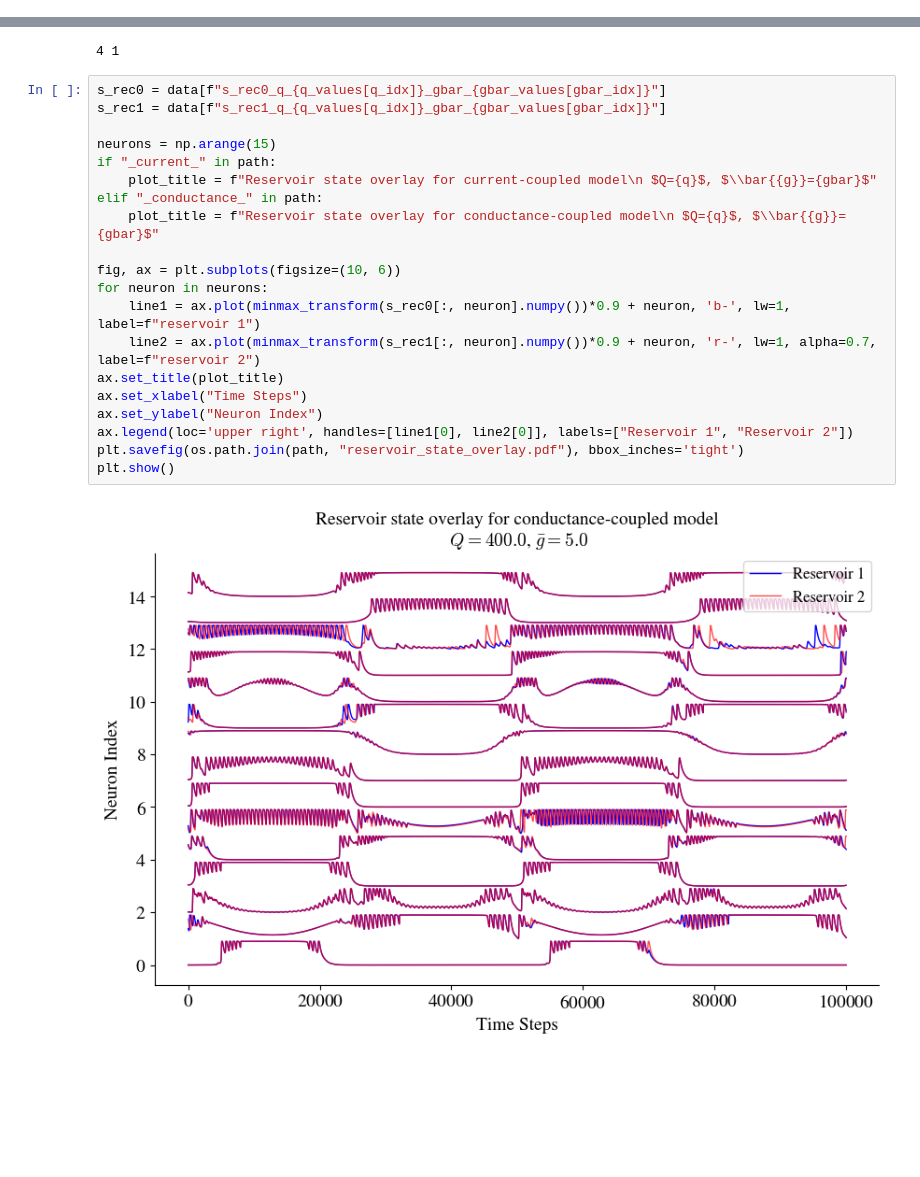
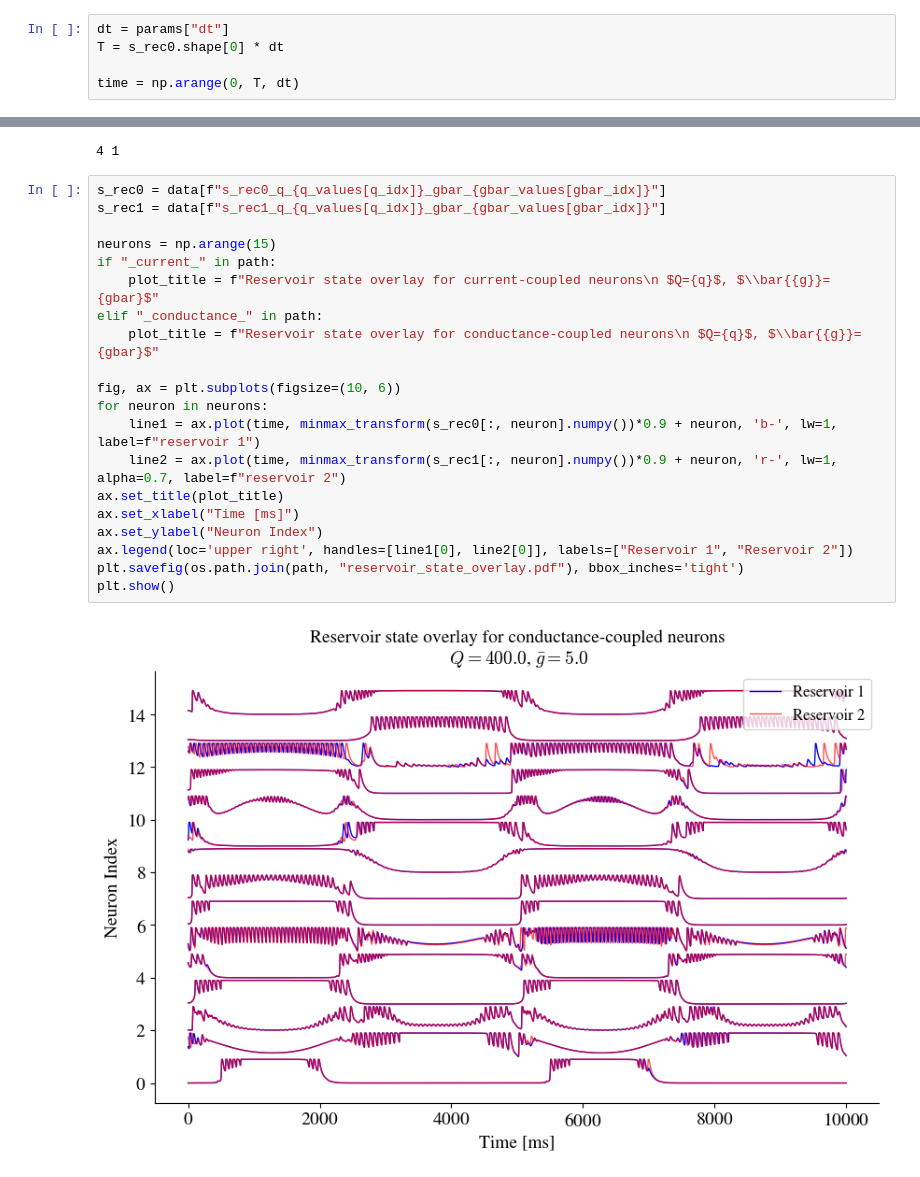
Before and after one commit to themahani/ml_force_research, a Jupyter notebook: morris_lecar/fading_memory_visuals.ipynb, the cells around one changed output, grey strips where cells are left out. Drawn from its saved outputs; the diff is of its cells as text; blank space fills up the shorter version.

Commit message:
fix: change time axis for overlay visuals to be in ms

```diff
--- a/morris_lecar/fading_memory_visuals.ipynb
+++ b/morris_lecar/fading_memory_visuals.ipynb
@@ -107,6 +107,11 @@ q, gbar = grid[gbar_idx][q_idx][0], grid[gbar_idx][q_idx][1]
 
 s_rec0 = data[f"s_rec0_q_{q}_gbar_{gbar}"]
 s_rec1 = data[f"s_rec1_q_{q}_gbar_{gbar}"]
+# %%
+dt = params["dt"]
+T = s_rec0.shape[0] * dt
+
+time = np.arange(0, T, dt)
 # %%
 n_neurons = 20
 neurons = np.arange(n_neurons)
@@ -230,22 +235,22 @@ gbar = gbar_values[gbar_idx]
 # %%
 s_rec0 = data[f"s_rec0_q_{q_values[q_idx]}_gbar_{gbar_values[gbar_idx]}"]
 s_rec1 = data[f"s_rec1_q_{q_values[q_idx]}_gbar_{gbar_values[gbar_idx]}"]
 
 neurons = np.arange(15)
 if "_current_" in path:
-    plot_title = f"Reservoir state overlay for current-coupled model\n $Q={q}$, $\\bar{{g}}={gbar}$"
+    plot_title = f"Reservoir state overlay for current-coupled neurons\n $Q={q}$, $\\bar{{g}}={gbar}$"
 elif "_conductance_" in path:
-    plot_title = f"Reservoir state overlay for conductance-coupled model\n $Q={q}$, $\\bar{{g}}={gbar}$"
+    plot_title = f"Reservoir state overlay for conductance-coupled neurons\n $Q={q}$, $\\bar{{g}}={gbar}$"
 
 fig, ax = plt.subplots(figsize=(10, 6))
 for neuron in neurons:
-    line1 = ax.plot(minmax_transform(s_rec0[:, neuron].numpy())*0.9 + neuron, 'b-', lw=1, label=f"reservoir 1")
-    line2 = ax.plot(minmax_transform(s_rec1[:, neuron].numpy())*0.9 + neuron, 'r-', lw=1, alpha=0.7, label=f"reservoir 2")
+    line1 = ax.plot(time, minmax_transform(s_rec0[:, neuron].numpy())*0.9 + neuron, 'b-', lw=1, label=f"reservoir 1")
+    line2 = ax.plot(time, minmax_transform(s_rec1[:, neuron].numpy())*0.9 + neuron, 'r-', lw=1, alpha=0.7, label=f"reservoir 2")
 ax.set_title(plot_title)
-ax.set_xlabel("Time Steps")
+ax.set_xlabel("Time [ms]")
 ax.set_ylabel("Neuron Index")
 ax.legend(loc='upper right', handles=[line1[0], line2[0]], labels=["Reservoir 1", "Reservoir 2"])
 plt.savefig(os.path.join(path, "reservoir_state_overlay.pdf"), bbox_inches='tight')
 plt.show()
 # %% [output]
-[figure, old version]
+[figure, new version]
```
Also changed, not shown: parts of 1 cell of this notebook, 2 other files.
